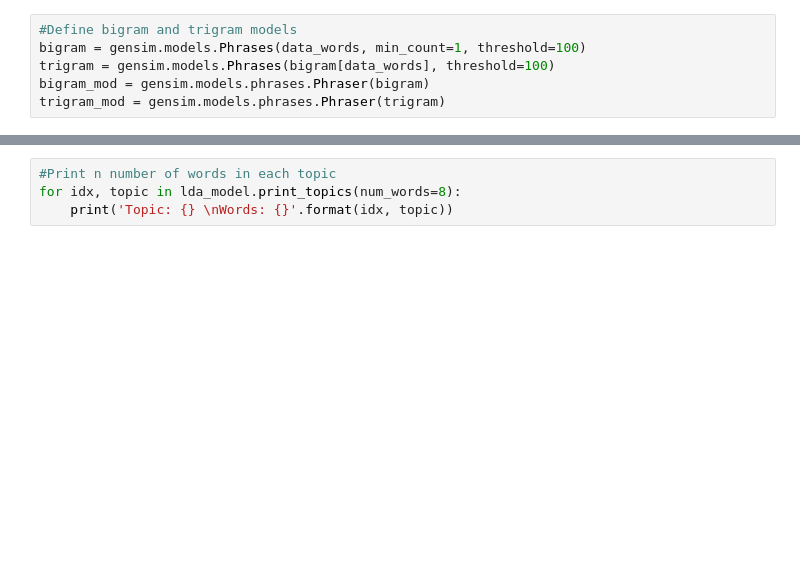
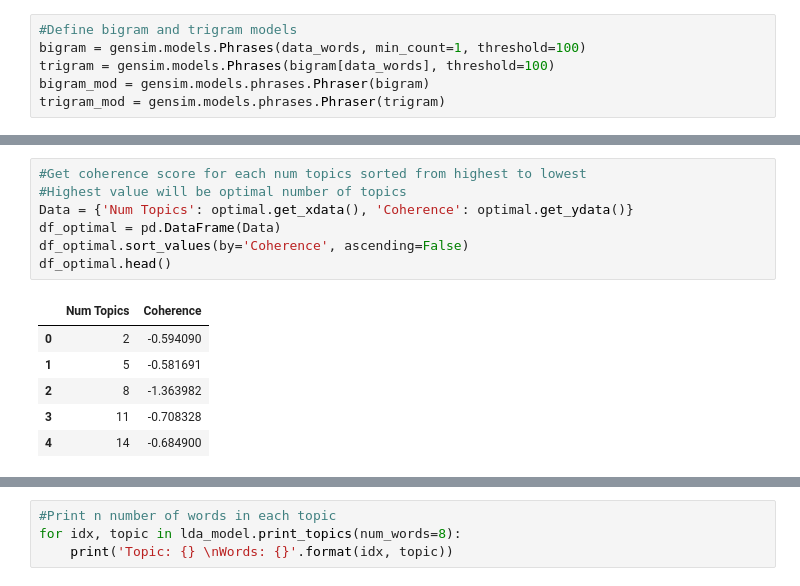
Before and after one commit to SF-Nexus/Extracted-Features, a Jupyter notebook: Local Topic Modeling.ipynb, the cells around one changed output, grey strips where cells are left out. Drawn from its saved outputs; the diff is of its cells as text; blank space fills up the shorter version.

```diff
--- a/Local Topic Modeling.ipynb
+++ b/Local Topic Modeling.ipynb
@@ -155,0 +323,14 @@ df_optimal.sort_values(by='Coherence', ascending=False)
+# %%
+#Get coherence score for each num topics sorted from highest to lowest
+#Highest value will be optimal number of topics
+Data = {'Num Topics': optimal.get_xdata(), 'Coherence': optimal.get_ydata()}
+df_optimal = pd.DataFrame(Data)
+df_optimal.sort_values(by='Coherence', ascending=False)
+df_optimal.head()
+# %% [output]
+|  | Num Topics | Coherence |
+| 0 | 2 | -0.594090 |
+| 1 | 5 | -0.581691 |
+| 2 | 8 | -1.363982 |
+| 3 | 11 | -0.708328 |
+| 4 | 14 | -0.684900 |
```
Also changed, not shown: parts of 37 cells of this notebook.
